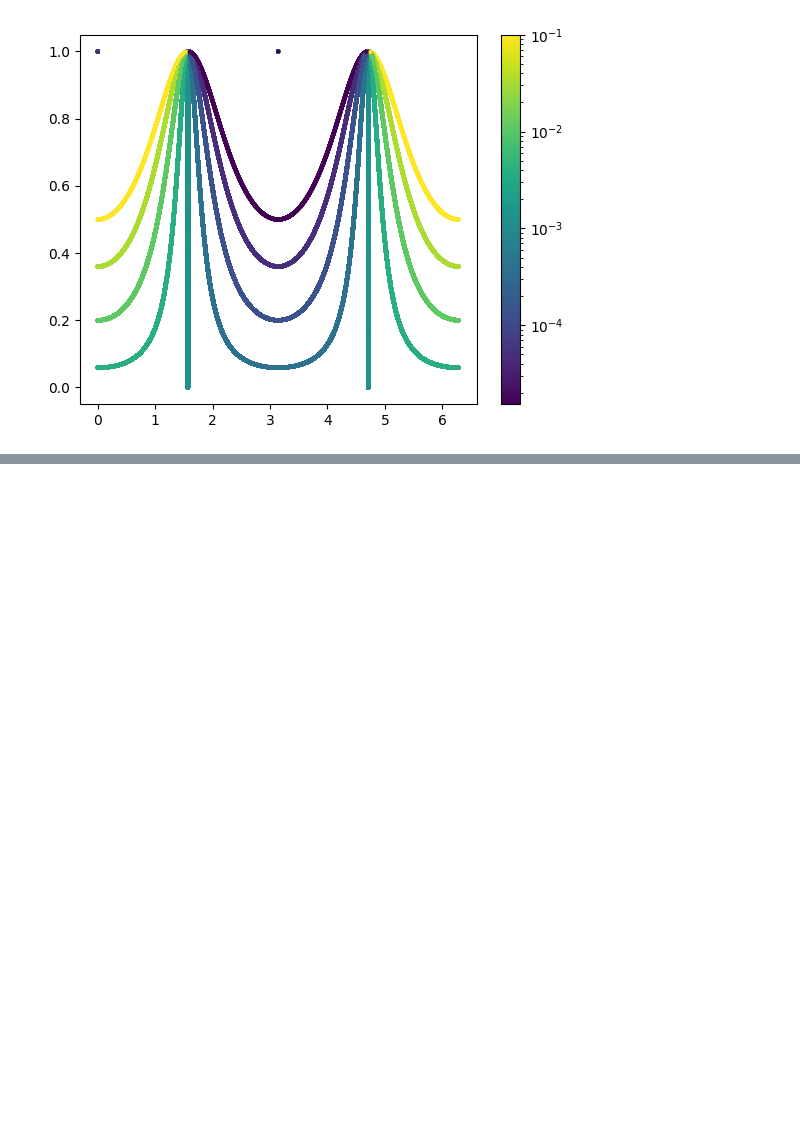
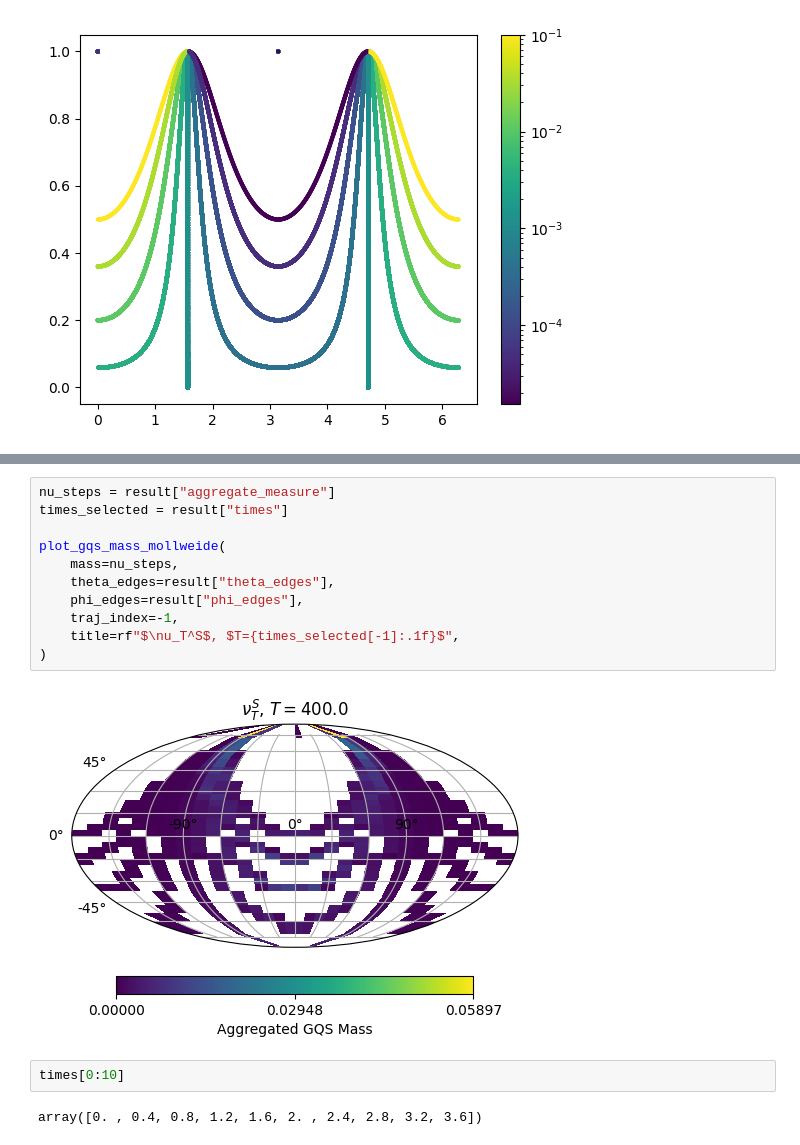
Before and after one commit to Kommmi/Qaos, a Jupyter notebook: SpinStar.ipynb, the cells around one changed output, grey strips where cells are left out. Cells and saved outputs as stored; diff of their text form; blank space fills up the shorter version.

```diff
--- a/SpinStar.ipynb
+++ b/SpinStar.ipynb
@@ -171,0 +236,17 @@ plt.colorbar()
+# %%
+nu_steps = result["aggregate_measure"]
+times_selected = result["times"]
+
+plot_gqs_mass_mollweide(
+    mass=nu_steps,
+    theta_edges=result["theta_edges"],
+    phi_edges=result["phi_edges"],
+    traj_index=-1,
+    title=rf"$\nu_T^S$, $T={times_selected[-1]:.1f}$",
+)
+# %% [output]
+[figure, added]
+# %%
+times[0:10]
+# %% [output]
+array([0. , 0.4, 0.8, 1.2, 1.6, 2. , 2.4, 2.8, 3.2, 3.6])
```
Also changed, not shown: parts of 14 cells of this notebook.
